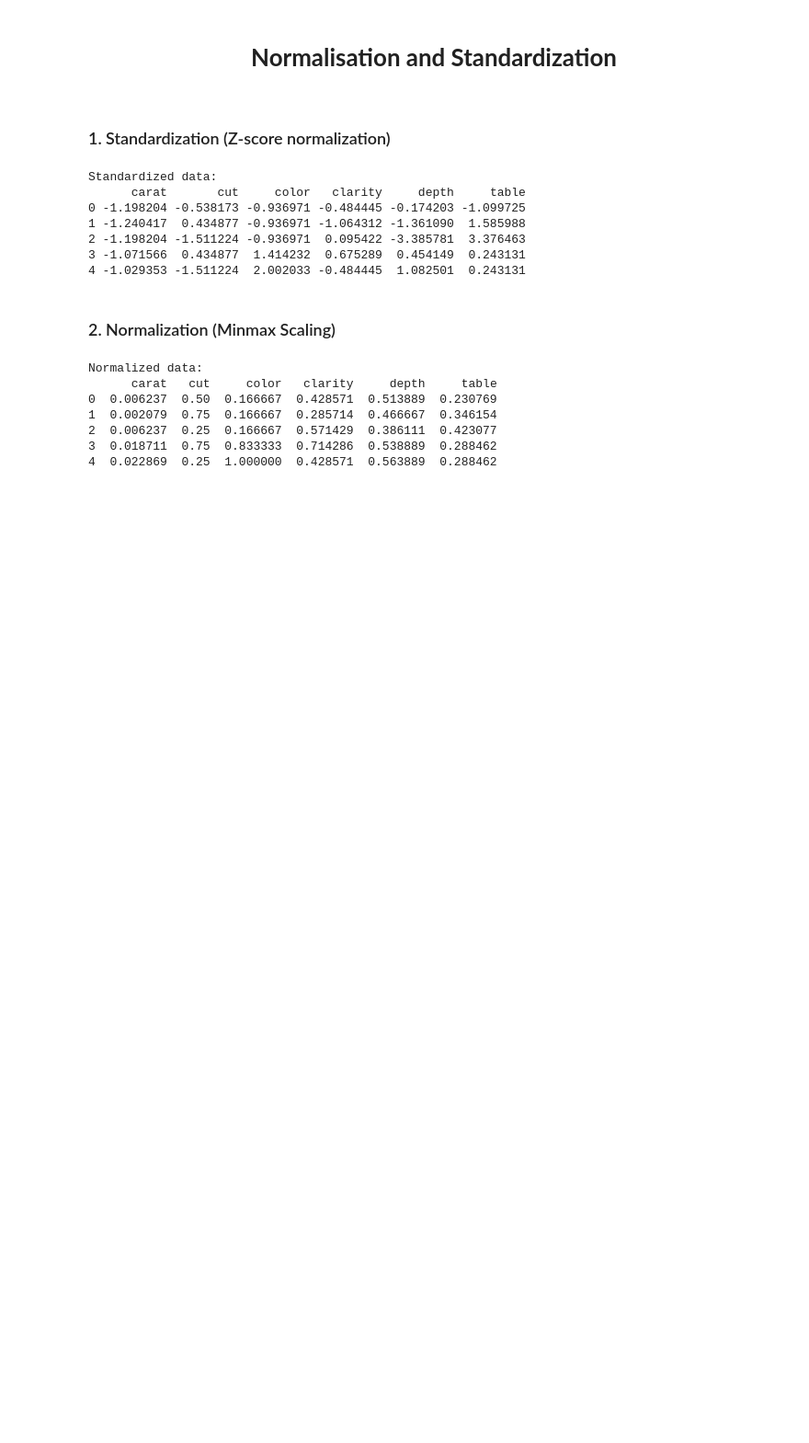
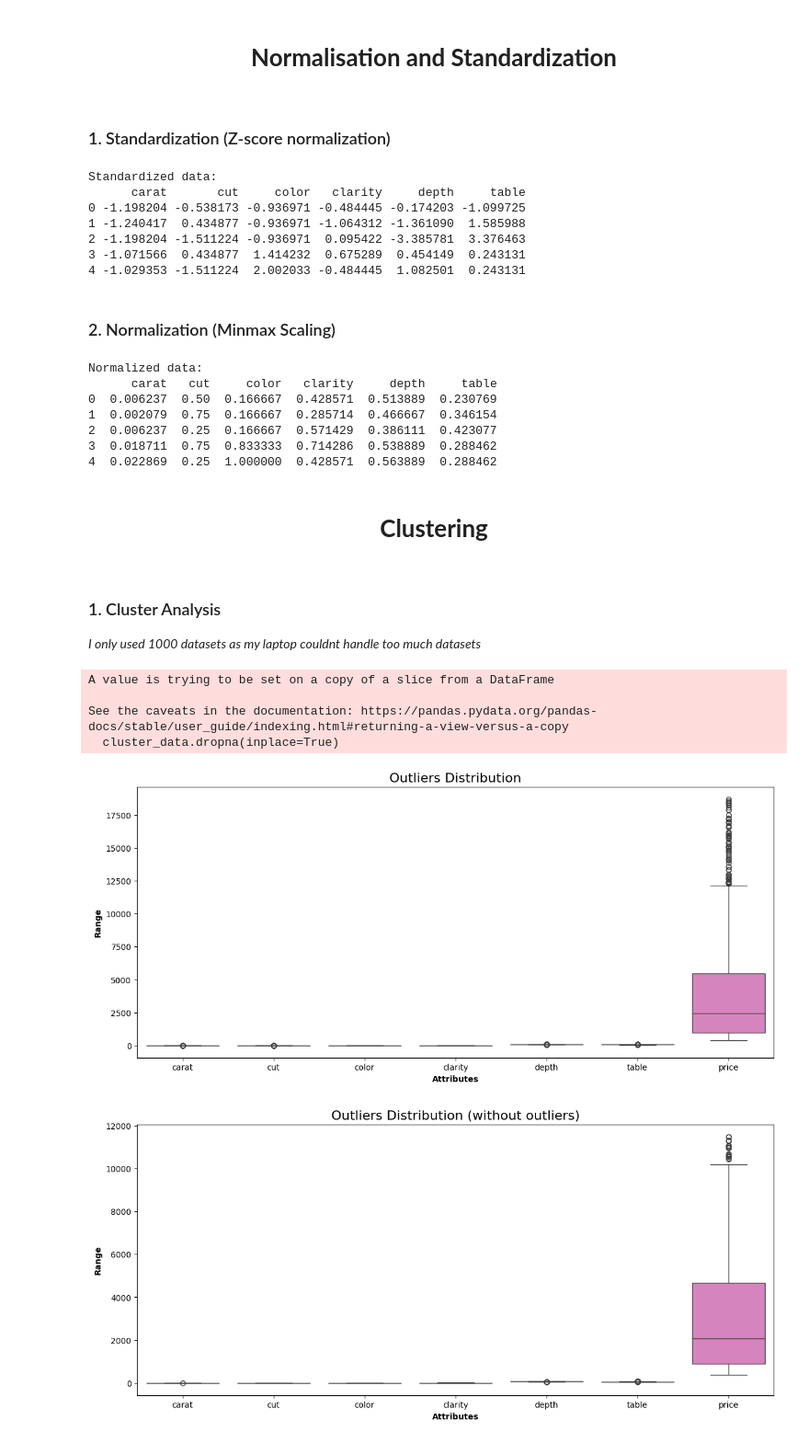
Before and after one commit to y-xing01/DAV_CA1, a Jupyter notebook: diamonds.ipynb, the cells around one changed output. Shown at 92% size. Drawn from its saved outputs; the diff is of its cells as text; code cells hidden in the pictures; blank space fills up the shorter version.

```diff
--- a/diamonds.ipynb
+++ b/diamonds.ipynb
@@ -768,3 +767,73 @@ Normalized data:
 2  0.006237  0.25  0.166667  0.571429  0.386111  0.423077
 3  0.018711  0.75  0.833333  0.714286  0.538889  0.288462
 4  0.022869  0.25  1.000000  0.428571  0.563889  0.288462
+# %% [markdown]
+<center><h1><b> Clustering </b></h1></center>
+# %% [markdown]
+### 1. Cluster Analysis
+*I only used 1000 datasets as my laptop couldnt handle too much datasets*
+# %%
+import pandas as pd
+import numpy as np
+import seaborn as sns
+import matplotlib.pyplot as plt
+from sklearn.preprocessing import StandardScaler
+from scipy.cluster.hierarchy import linkage, dendrogram
+
+# Select relevant columns
+relevant_columns = ['carat', 'cut', 'color', 'clarity', 'depth', 'table', 'price']
+cluster_data = data[relevant_columns]
+
+# Drop any rows with missing values
+cluster_data.dropna(inplace=True)
+
+# Select only 1000 samples
+cluster_data = cluster_data.sample(n=1000, random_state=42)
+
+# Show boxplot before removing outliers
+plt.rcParams['figure.figsize'] = [14, 6]
+sns.boxplot(data=cluster_data, orient='v')
+plt.title("Outliers Distribution", fontsize=16)
+plt.ylabel("Range", fontweight='bold')
+plt.xlabel("Attributes", fontweight='bold')
+plt.show()
+
+# Remove outliers
+df = cluster_data.copy()
+for col in list(df.columns):
+    Q1 = df[col].quantile(0.25)
+    Q3 = df[col].quantile(0.75)
+    IQR = Q3 - Q1
+    lower_bound = Q1 - 1.5 * IQR
+    upper_bound = Q3 + 1.5 * IQR
+    df = df[(df[col] >= lower_bound) & (df[col] <= upper_bound)]
+
+# Show boxplot after removing outliers
+plt.rcParams['figure.figsize'] = [14, 6]
+sns.boxplot(data=df, orient='v')
+plt.title("Outliers Distribution (without outliers)", fontsize=16)
+plt.ylabel("Range", fontweight='bold')
+plt.xlabel("Attributes", fontweight='bold')
+plt.show()
+
+# Standardize the data
+data_scaler = StandardScaler()
+scaled_data = data_scaler.fit_transform(df)
+
+# Perform hierarchical clustering with complete linkage
+complete_clustering = linkage(scaled_data, method="complete", metric="euclidean")
+
+# Plot dendrogram
+plt.figure(figsize=(12, 6))
+dendrogram(complete_clustering)
+plt.title('Hierarchical Clustering Dendrogram (Complete Linkage)')
+plt.xlabel('Samples')
+plt.ylabel('Distance')
+plt.show()
+# %% [output]
+A value is trying to be set on a copy of a slice from a DataFrame
+
+See the caveats in the documentation: https://pandas.pydata.org/pandas-docs/stable/user_guide/indexing.html#returning-a-view-versus-a-copy
+  cluster_data.dropna(inplace=True)
+[figure, added]
+[figure, added]
```
Also changed, not shown: parts of 11 cells of this notebook.
